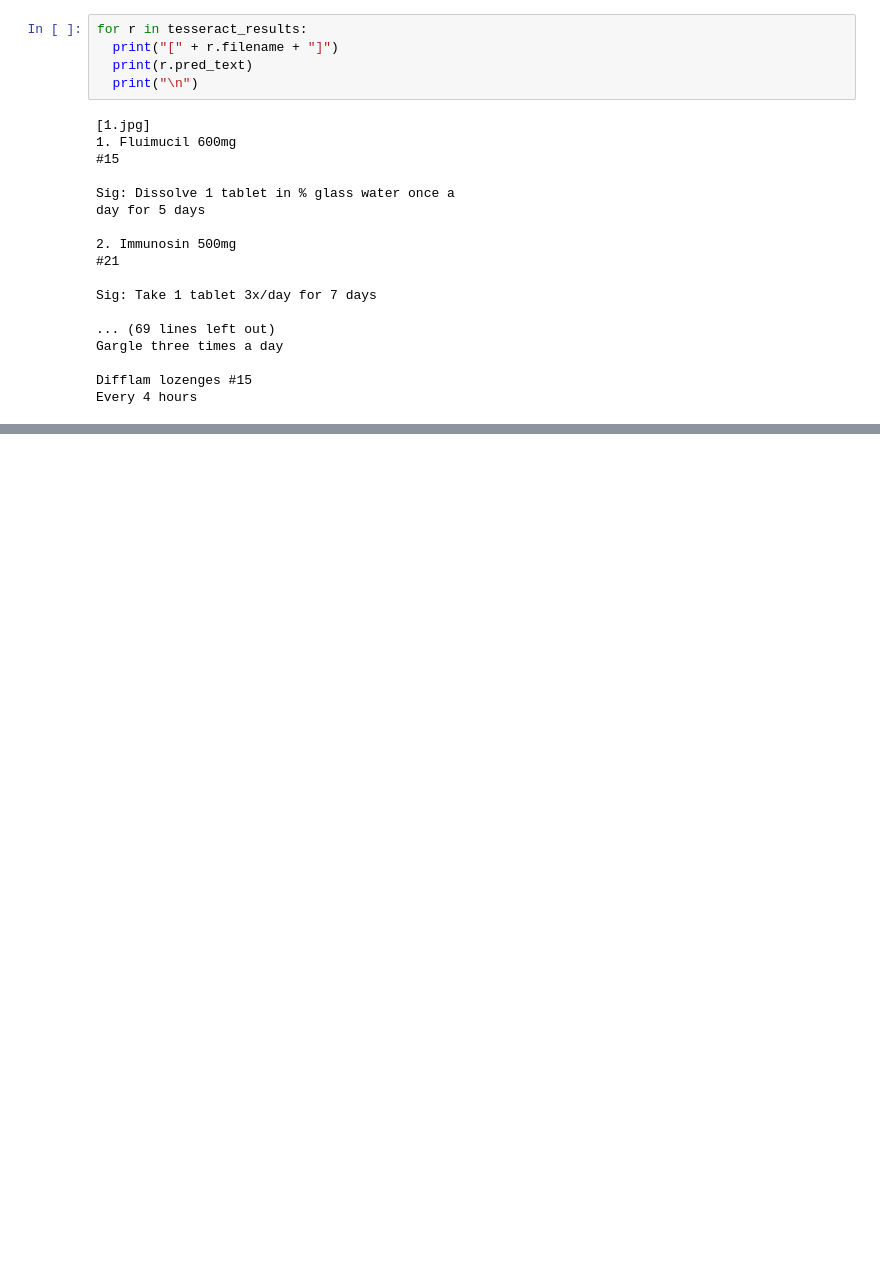
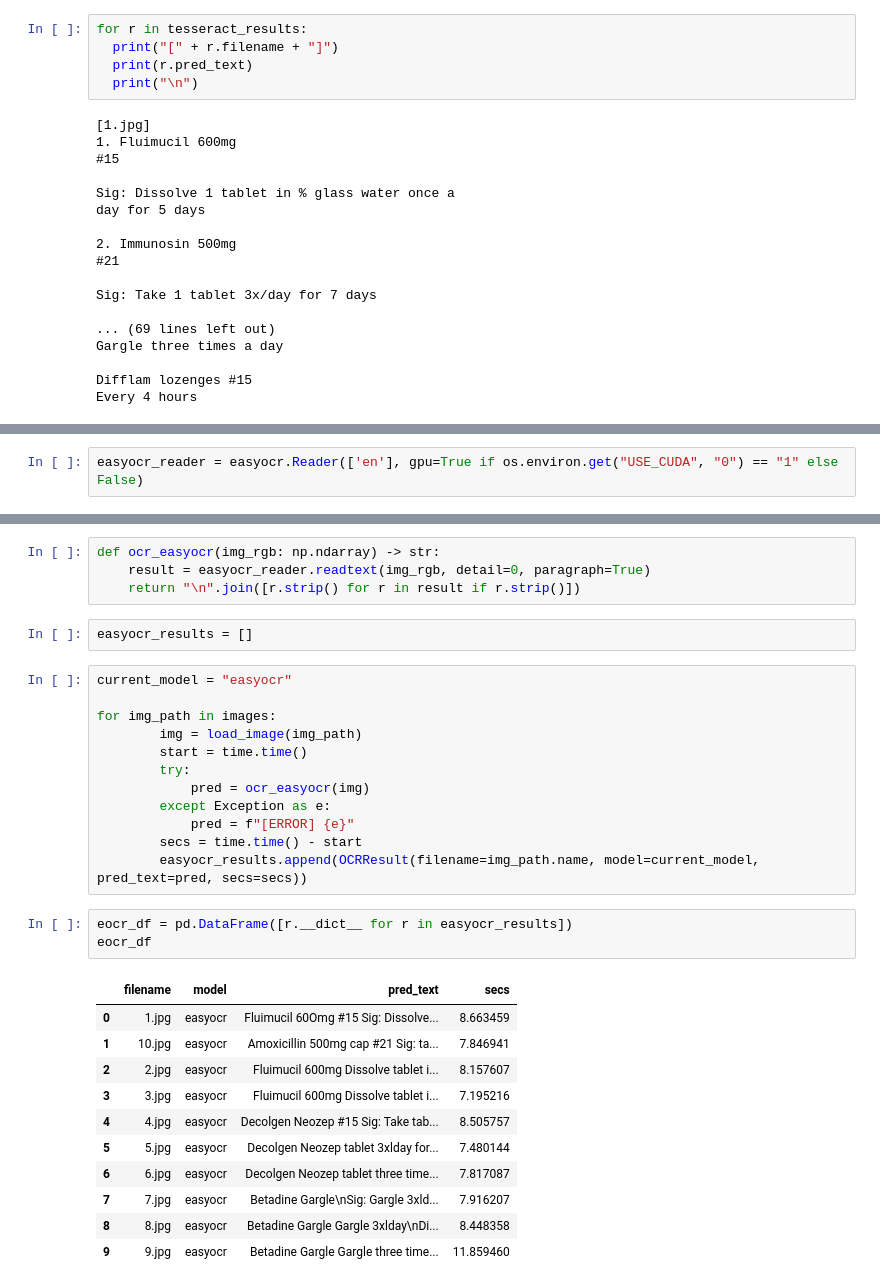
Before and after one commit to THS-ST/ocr-models, a Jupyter notebook: OCR_Models_Notebook.ipynb, the cells around one changed output, grey strips where cells are left out. Cells and saved outputs as stored; diff of their text form; blank space fills up the shorter version.

Commit message:
add easyocr test

```diff
--- a/OCR_Models_Notebook.ipynb
+++ b/OCR_Models_Notebook.ipynb
@@ -223,0 +232,2 @@ Every 4 hours
+# %%
+easyocr_reader = easyocr.Reader(['en'], gpu=True if os.environ.get("USE_CUDA", "0") == "1" else False)
@@ -223,0 +240,33 @@ Every 4 hours
+# %%
+def ocr_easyocr(img_rgb: np.ndarray) -> str:
+    result = easyocr_reader.readtext(img_rgb, detail=0, paragraph=True)
+    return "\n".join([r.strip() for r in result if r.strip()])
+# %%
+easyocr_results = []
+# %%
+current_model = "easyocr"
+
+for img_path in images:
+        img = load_image(img_path)
+        start = time.time()
+        try:
+            pred = ocr_easyocr(img)
+        except Exception as e:
+            pred = f"[ERROR] {e}"
+        secs = time.time() - start
+        easyocr_results.append(OCRResult(filename=img_path.name, model=current_model, pred_text=pred, secs=secs))
+# %%
+eocr_df = pd.DataFrame([r.__dict__ for r in easyocr_results])
+eocr_df
+# %% [output]
+|  | filename | model | pred_text | secs |
+| 0 | 1.jpg | easyocr | Fluimucil 60Omg #15 Sig: Dissolve... | 8.663459 |
+| 1 | 10.jpg | easyocr | Amoxicillin 500mg cap #21 Sig: ta... | 7.846941 |
+| 2 | 2.jpg | easyocr | Fluimucil 600mg Dissolve tablet i... | 8.157607 |
+| 3 | 3.jpg | easyocr | Fluimucil 600mg Dissolve tablet i... | 7.195216 |
+| 4 | 4.jpg | easyocr | Decolgen Neozep #15 Sig: Take tab... | 8.505757 |
+| 5 | 5.jpg | easyocr | Decolgen Neozep tablet 3xlday for... | 7.480144 |
+| 6 | 6.jpg | easyocr | Decolgen Neozep tablet three time... | 7.817087 |
+| 7 | 7.jpg | easyocr | Betadine Gargle\nSig: Gargle 3xld... | 7.916207 |
+| 8 | 8.jpg | easyocr | Betadine Gargle Gargle 3xlday\nDi... | 8.448358 |
+| 9 | 9.jpg | easyocr | Betadine Gargle Gargle three time... | 11.859460 |
```
Also changed, not shown: parts of 13 cells of this notebook.
